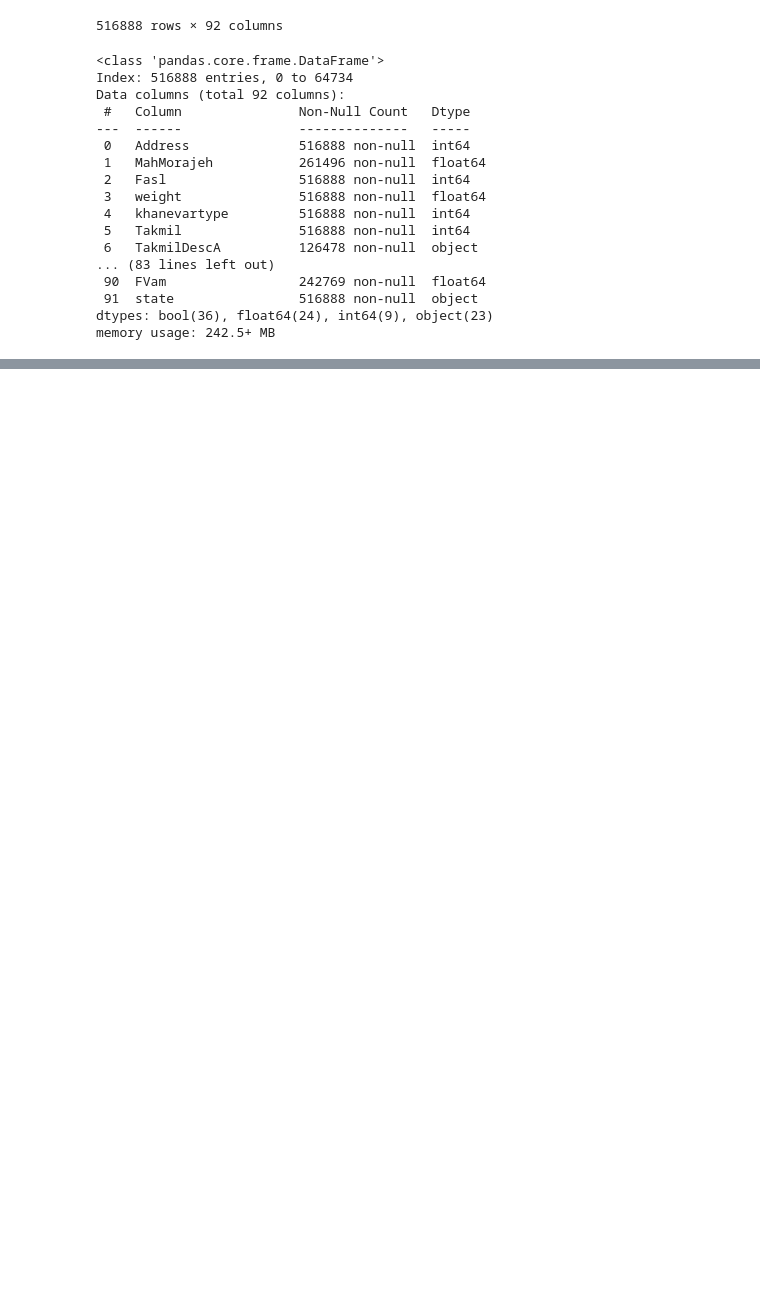
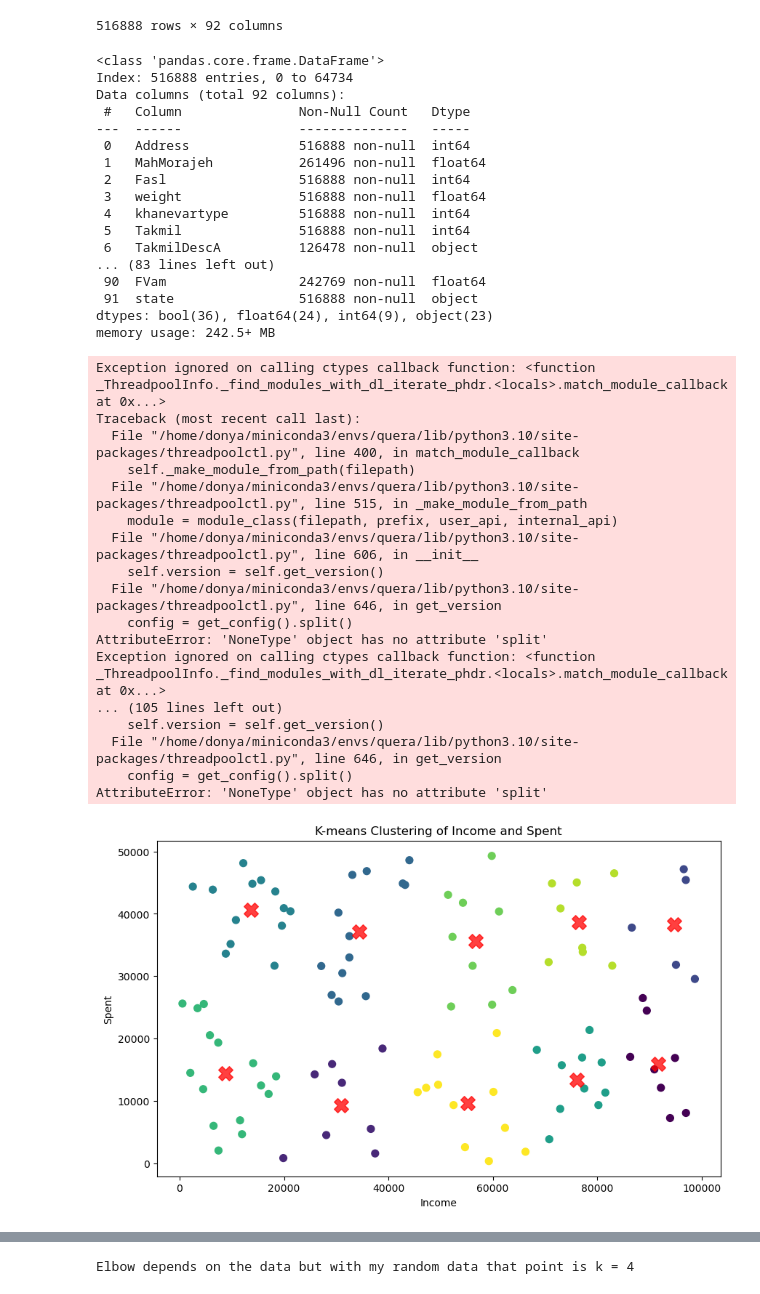
Before and after one commit to sinaaasghari/First-Try, a Jupyter notebook: Untitled.ipynb, the cells around one changed output, grey strips where cells are left out. Cells and saved outputs as stored; diff of their text form; code cells hidden in the pictures; blank space fills up the shorter version.

Commit message:
clusteringA

```diff
--- a/Untitled.ipynb
+++ b/Untitled.ipynb
@@ -161,3 +161,73 @@ Data columns (total 92 columns):
  91  state                516888 non-null  object
 dtypes: bool(36), float64(24), int64(9), object(23)
 memory usage: 242.5+ MB
+# %%
+import numpy as np
+import matplotlib.pyplot as plt
+from sklearn.cluster import KMeans
+
+np.random.seed(42)
+incomes = np.random.rand(100) * 100000
+spent = np.random.rand(100) * 50000
+
+# incomes and expenditures must be handled in preprocessing part
+
+#######################
+# clustering part one #
+#######################
+
+data = np.vstack((incomes, spent)).T
+
+K = 10
+kmeans = KMeans(n_clusters=K, random_state=42)
+kmeans.fit(data)
+
+labels = kmeans.labels_
+centroids = kmeans.cluster_centers_
+
+plt.figure(figsize=(10, 6))
+plt.scatter(data[:, 0], data[:, 1], c=labels, s=50, cmap='viridis')
+plt.scatter(centroids[:, 0], centroids[:, 1], c='red', s=200, alpha=0.75, marker='X')
+plt.xlabel('Income')
+plt.ylabel('Spent')
+plt.title('K-means Clustering of Income and Spent')
+plt.show()
+
+#######################
+# clustering part two #
+#######################
+
+wcss = []
+
+for k in range(1, 21):
+    kmeans = KMeans(n_clusters=k, random_state=42)
+    kmeans.fit(data)
+    wcss.append(kmeans.inertia_)
+
+plt.figure(figsize=(10, 6))
+plt.plot(range(1, 21), wcss, marker='o')
+plt.xlabel('Number of clusters (K)')
+plt.ylabel('Within-Cluster Sum of Square (WCSS)')
+plt.title('Elbow Method For Optimal K')
+plt.show()
+
+print("Elbow depends on the data but with my random data that point is k = 4")
+# %% [output]
+Exception ignored on calling ctypes callback function: <function _ThreadpoolInfo._find_modules_with_dl_iterate_phdr.<locals>.match_module_callback at 0x...>
+Traceback (most recent call last):
+  File "/home/donya/miniconda3/envs/quera/lib/python3.10/site-packages/threadpoolctl.py", line 400, in match_module_callback
+    self._make_module_from_path(filepath)
+  File "/home/donya/miniconda3/envs/quera/lib/python3.10/site-packages/threadpoolctl.py", line 515, in _make_module_from_path
+    module = module_class(filepath, prefix, user_api, internal_api)
+  File "/home/donya/miniconda3/envs/quera/lib/python3.10/site-packages/threadpoolctl.py", line 606, in __init__
+    self.version = self.get_version()
+  File "/home/donya/miniconda3/envs/quera/lib/python3.10/site-packages/threadpoolctl.py", line 646, in get_version
+    config = get_config().split()
+AttributeError: 'NoneType' object has no attribute 'split'
+Exception ignored on calling ctypes callback function: <function _ThreadpoolInfo._find_modules_with_dl_iterate_phdr.<locals>.match_module_callback at 0x...>
+... (105 lines left out)
+    self.version = self.get_version()
+  File "/home/donya/miniconda3/envs/quera/lib/python3.10/site-packages/threadpoolctl.py", line 646, in get_version
+    config = get_config().split()
+AttributeError: 'NoneType' object has no attribute 'split'
+[figure, added]
@@ -163,0 +252 @@ memory usage: 242.5+ MB
+Elbow depends on the data but with my random data that point is k = 4
```
Also changed, not shown: parts of 1 cell of this notebook.
